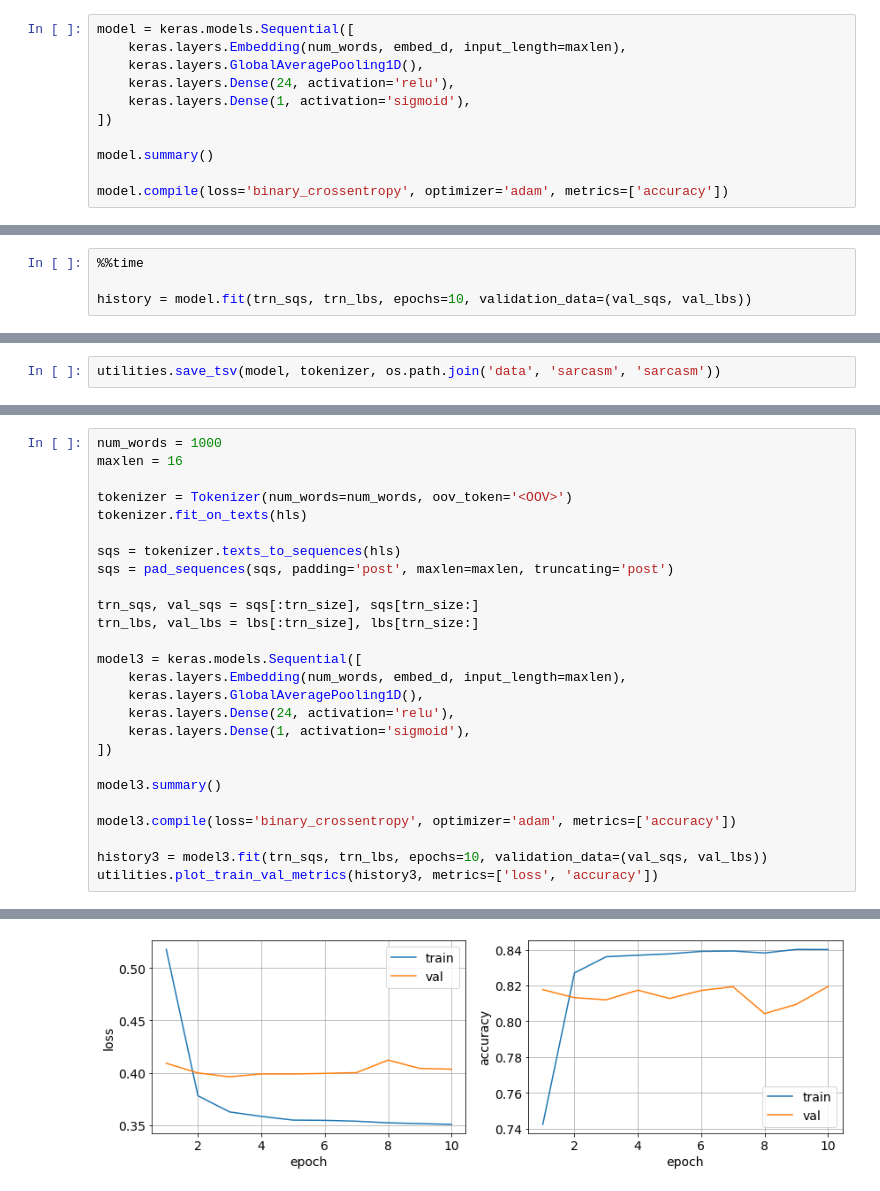
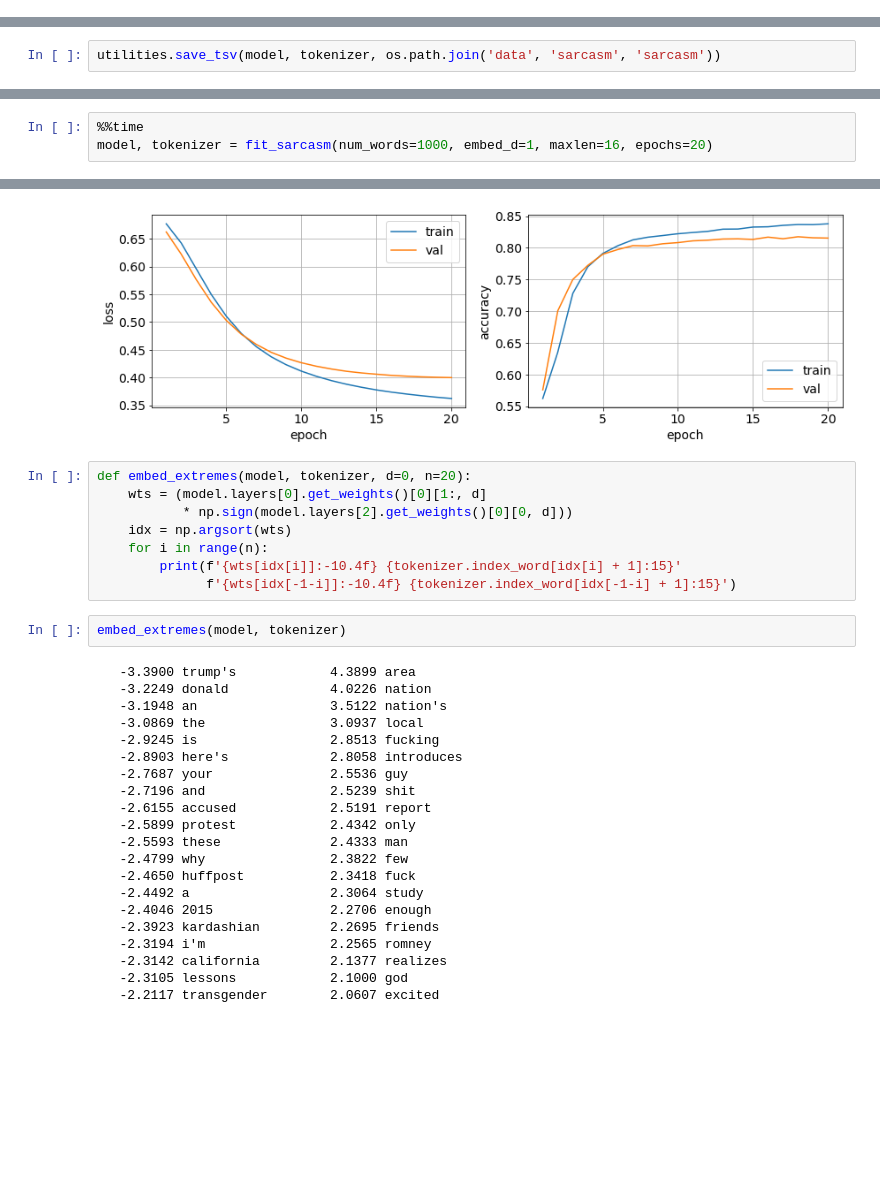
Before and after one commit to linjing-gz-gd/coursera-tensorflow-cert, a Jupyter notebook: C3-W2-embedding-sarcasm.ipynb, the cells around one changed output, grey strips where cells are left out. Cells and saved outputs as stored; diff of their text form; blank space fills up the shorter version.

```diff
--- a/C3-W2-embedding-sarcasm.ipynb
+++ b/C3-W2-embedding-sarcasm.ipynb
@@ -47,11 +39,0 @@ trn_lbs, val_lbs = lbs[:trn_size], lbs[trn_size:]
-# %%
-model = keras.models.Sequential([
-    keras.layers.Embedding(num_words, embed_d, input_length=maxlen),
-    keras.layers.GlobalAveragePooling1D(),
-    keras.layers.Dense(24, activation='relu'),
-    keras.layers.Dense(1, activation='sigmoid'),
-])
-
-model.summary()
-
-model.compile(loss='binary_crossentropy', optimizer='adam', metrics=['accuracy'])
@@ -77,4 +39,0 @@ _________________________________________________________________
-# %%
-%%time
-
-history = model.fit(trn_sqs, trn_lbs, epochs=10, validation_data=(val_sqs, val_lbs))
@@ -173,27 +161,4 @@ Wall time: 11.8 s
 # %%
-num_words = 1000
-maxlen = 16
-
-tokenizer = Tokenizer(num_words=num_words, oov_token='<OOV>')
-tokenizer.fit_on_texts(hls)
-
-sqs = tokenizer.texts_to_sequences(hls)
-sqs = pad_sequences(sqs, padding='post', maxlen=maxlen, truncating='post')
-
-trn_sqs, val_sqs = sqs[:trn_size], sqs[trn_size:]
-trn_lbs, val_lbs = lbs[:trn_size], lbs[trn_size:]
-
-model3 = keras.models.Sequential([
-    keras.layers.Embedding(num_words, embed_d, input_length=maxlen),
-    keras.layers.GlobalAveragePooling1D(),
-    keras.layers.Dense(24, activation='relu'),
-    keras.layers.Dense(1, activation='sigmoid'),
-])
-
-model3.summary()
-
-model3.compile(loss='binary_crossentropy', optimizer='adam', metrics=['accuracy'])
-
-history3 = model3.fit(trn_sqs, trn_lbs, epochs=10, validation_data=(val_sqs, val_lbs))
-utilities.plot_train_val_metrics(history3, metrics=['loss', 'accuracy'])
+%%time
+model, tokenizer = fit_sarcasm(num_words=1000, embed_d=1, maxlen=16, epochs=20)
 # %% [output]
@@ -217 +182,32 @@ Epoch 10/10
-[figure, old version]
+[figure, new version]
+# %%
+def embed_extremes(model, tokenizer, d=0, n=20):
+    wts = (model.layers[0].get_weights()[0][1:, d]
+           * np.sign(model.layers[2].get_weights()[0][0, d]))
+    idx = np.argsort(wts)
+    for i in range(n):
+        print(f'{wts[idx[i]]:-10.4f} {tokenizer.index_word[idx[i] + 1]:15}'
+              f'{wts[idx[-1-i]]:-10.4f} {tokenizer.index_word[idx[-1-i] + 1]:15}')
+# %%
+embed_extremes(model, tokenizer)
+# %% [output]
+   -3.3900 trump's            4.3899 area
+   -3.2249 donald             4.0226 nation
+   -3.1948 an                 3.5122 nation's
+   -3.0869 the                3.0937 local
+   -2.9245 is                 2.8513 fucking
+   -2.8903 here's             2.8058 introduces
+   -2.7687 your               2.5536 guy
+   -2.7196 and                2.5239 shit
+   -2.6155 accused            2.5191 report
+   -2.5899 protest            2.4342 only
+   -2.5593 these              2.4333 man
+   -2.4799 why                2.3822 few
+   -2.4650 huffpost           2.3418 fuck
+   -2.4492 a                  2.3064 study
+   -2.4046 2015               2.2706 enough
+   -2.3923 kardashian         2.2695 friends
+   -2.3194 i'm                2.2565 romney
+   -2.3142 california         2.1377 realizes
+   -2.3105 lessons            2.1000 god
+   -2.2117 transgender        2.0607 excited
```
Also changed, not shown: parts of 15 cells of this notebook, 3 other files.
